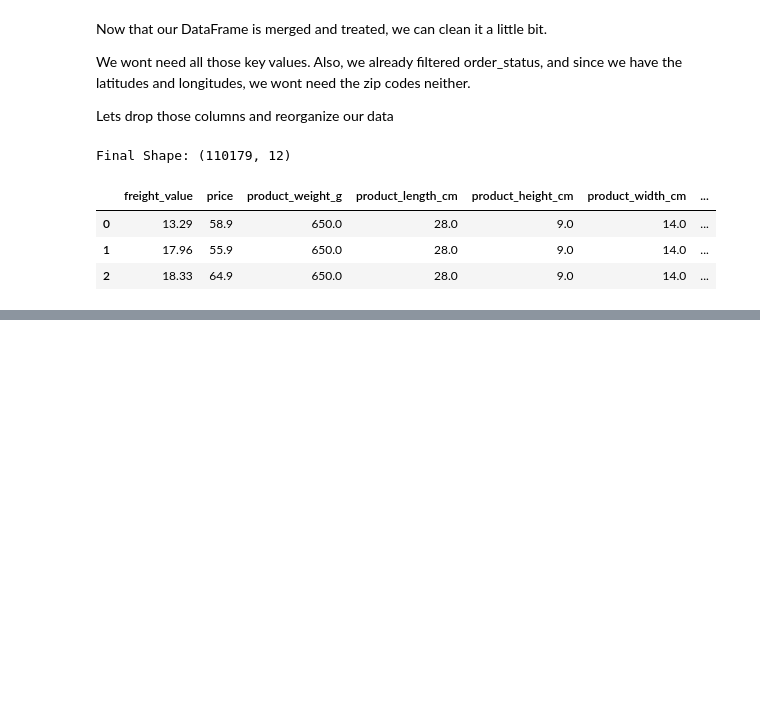
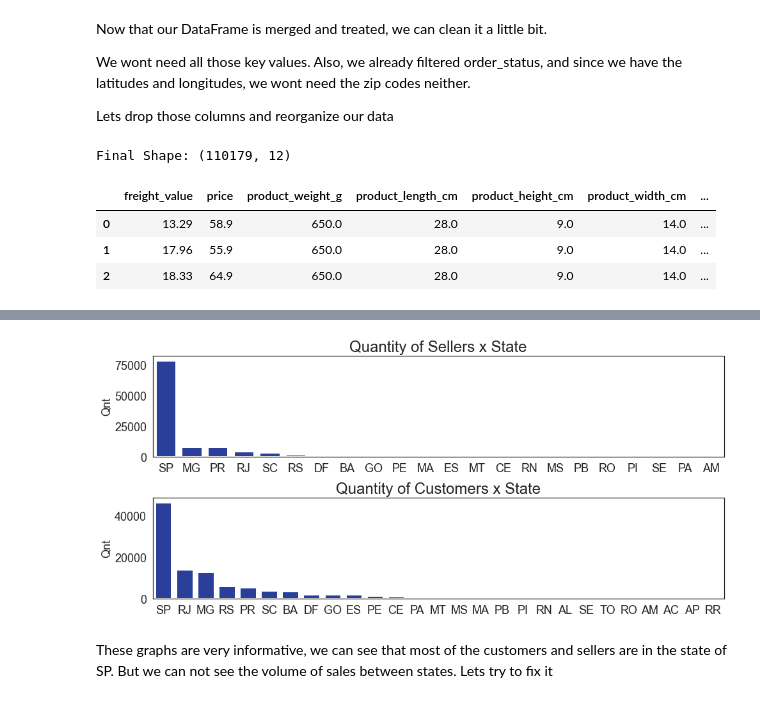
Before and after one commit to FelipeMezzarana/ShippingPriceEstimate, a Jupyter notebook: creating_and_treating_df.ipynb, the cells around one changed output, grey strips where cells are left out. Drawn from its saved outputs; the diff is of its cells as text; code cells hidden in the pictures; blank space fills up the shorter version.

```diff
--- a/creating_and_treating_df.ipynb
+++ b/creating_and_treating_df.ipynb
@@ -2,7 +2,12 @@
 import pandas as pd
 import math as mt
 import numpy as np
+import re
 import os
+import matplotlib.pyplot as plt
+import seaborn as sns
+from pysankey import sankey
+sns.set()
 # %% [markdown]
 # Selecting and Merging
 # %% [markdown]
@@ -411,0 +456,30 @@ Final Shape: (110179, 12)
+# %%
+#viewing the data
+sns.set_style('white')
+
+fig, (ax1,ax2) = plt.subplots(2,1,figsize=(16,7))
+
+sns.barplot(y=seller_states_summary.qnt_sellers,
+            x=seller_states_summary.index,
+            color ='#1833ab',lw =3, ax = ax1)
+
+ax1.set_title("Quantity of Sellers x State",fontsize = 24)
+ax1.set_ylabel("Qnt",fontsize=18)
+ax1.set_xlabel("",fontsize=18)
+ax1.tick_params(labelsize=18)
+
+sns.barplot(y=customer_states_summary.qnt_customers,
+            x=customer_states_summary.index,
+            color ='#1833ab',lw =3, ax = ax2)
+
+ax2.set_title("Quantity of Customers x State",fontsize = 24)
+ax2.set_ylabel("Qnt",fontsize=18)
+ax2.set_xlabel("",fontsize=18)
+ax2.tick_params(labelsize=18)
+
+plt.subplots_adjust(hspace = 0.4)
+plt.show()
+# %% [output]
+[figure, added]
+# %% [markdown]
+These graphs are very informative, we can see that most of the customers and sellers are in the state of SP. But we can not see the volume of sales between states. Lets try to fix it
```
Also changed, not shown: parts of 11 cells of this notebook, 1 other file.
